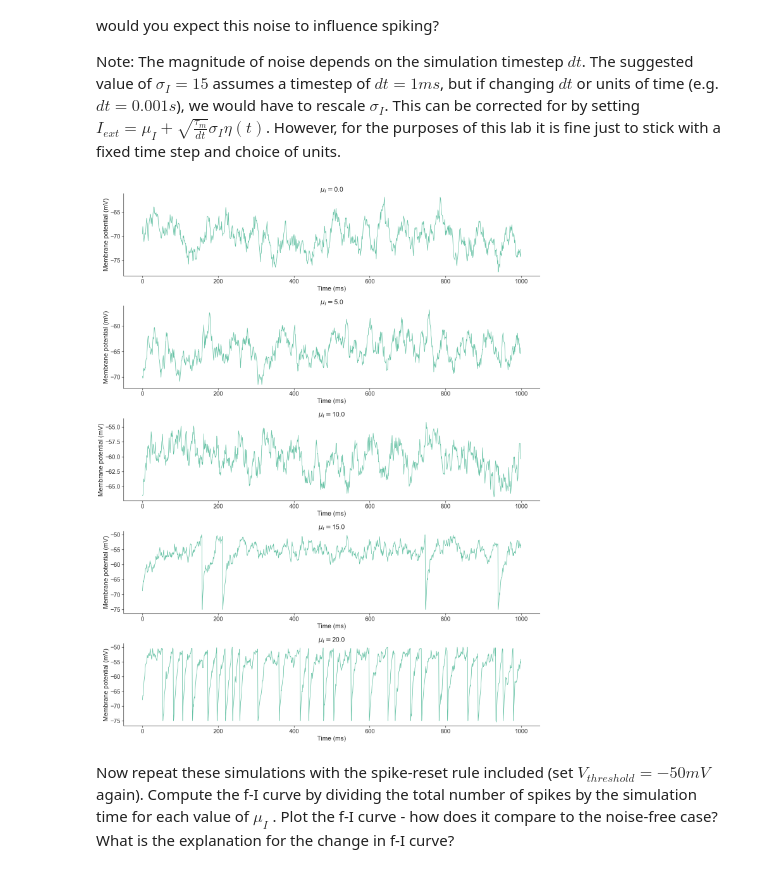
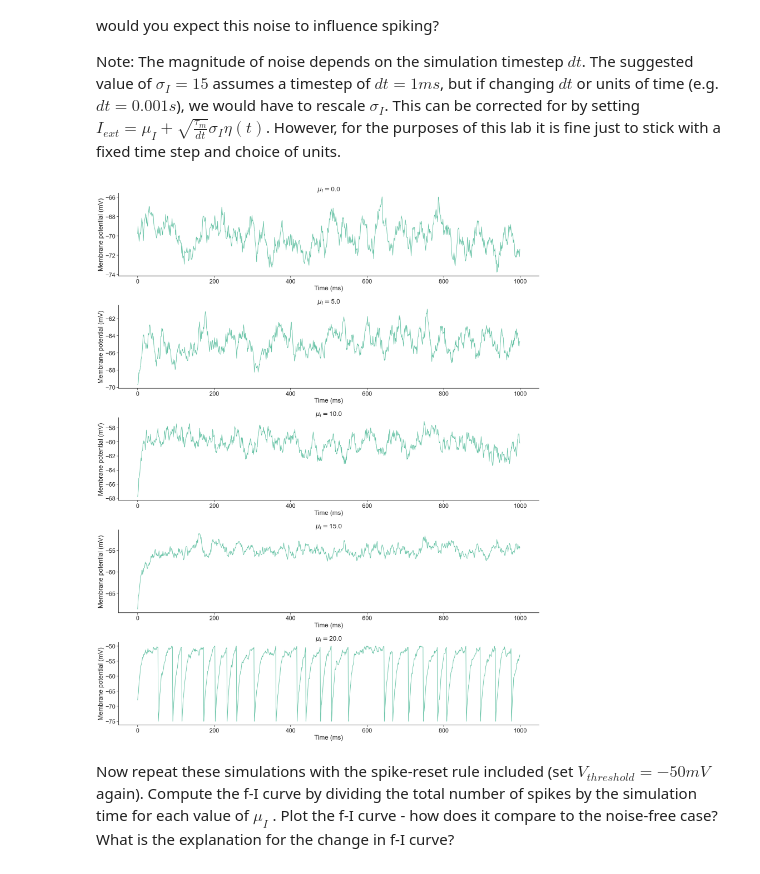
Before and after one commit to plaunezkiy/CNS, a Jupyter notebook: labs/CNS_Lab2_FiringStatistics.ipynb, the cells around one changed output. Drawn from its saved outputs; the diff is of its cells as text; code cells hidden in the pictures.

```diff
--- a/labs/CNS_Lab2_FiringStatistics.ipynb
+++ b/labs/CNS_Lab2_FiringStatistics.ipynb
@@ -259,33 +264,33 @@ def noisy_spiking_LIF(N_t, dt,  V_init, E_m, Theta, V_reset, tau, mu_I, sigma_I,
 # %%
 #parameters
 
 #for Euler method
 N_t = 1000
 dt = 1
 
 #for neuron
 V_init =-70
 E_m = -70
 tau = 10
 V_reset = -75
 ### Set the spiking threshold
 V_theta = -50 #float("inf")
 
 values = 5
-sigma_I = 10
+sigma_I = 5
 mu_Is = np.linspace(0,20,values)
 
 V, spikes, spikes_t = noisy_spiking_LIF(N_t, dt, V_init, E_m, V_theta, V_reset, tau, mu_Is, sigma_I)
 fig, ax = plt.subplots(5,1, figsize = (20,25))
 for i in range(values):
     ax[i].plot(np.arange(0,N_t*dt, dt),V[1:,i])
     ax[i].set_title('$\\mu_I =$'+str(mu_Is[i]))
     ax[i].set_xlabel('Time (ms)')
     ax[i].set_ylabel('Membrane potential (mV)')
 fig.tight_layout()
 plt.show()
 # %% [output]
-[figure, old version]
+[figure, new version]
 # %% [markdown]
 Now repeat these simulations with the spike-reset rule included (set $V_{threshold} = −50 mV$ again). Compute the f-I curve by dividing the total number of spikes by the simulation time for each value of $\mu_I$ . Plot the f-I curve - how does it compare to the noise-free case? What is the explanation for the change in f-I curve?
 # %%
```
Also changed, not shown: parts of 2 cells of this notebook, 8 other files.
